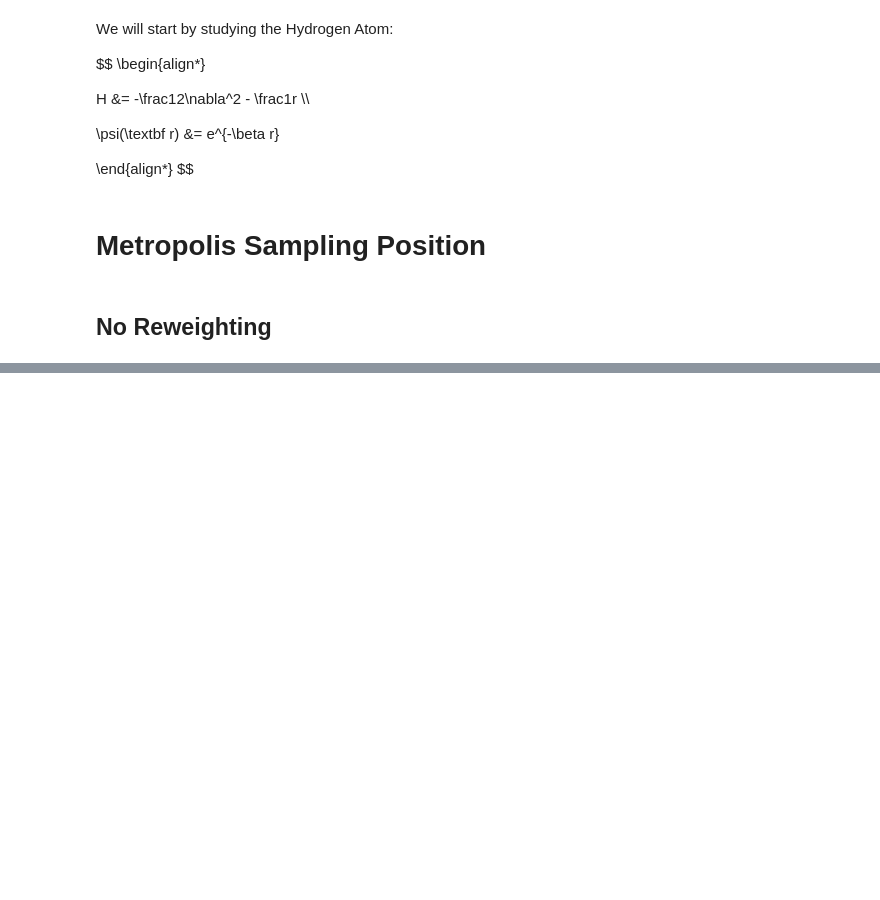
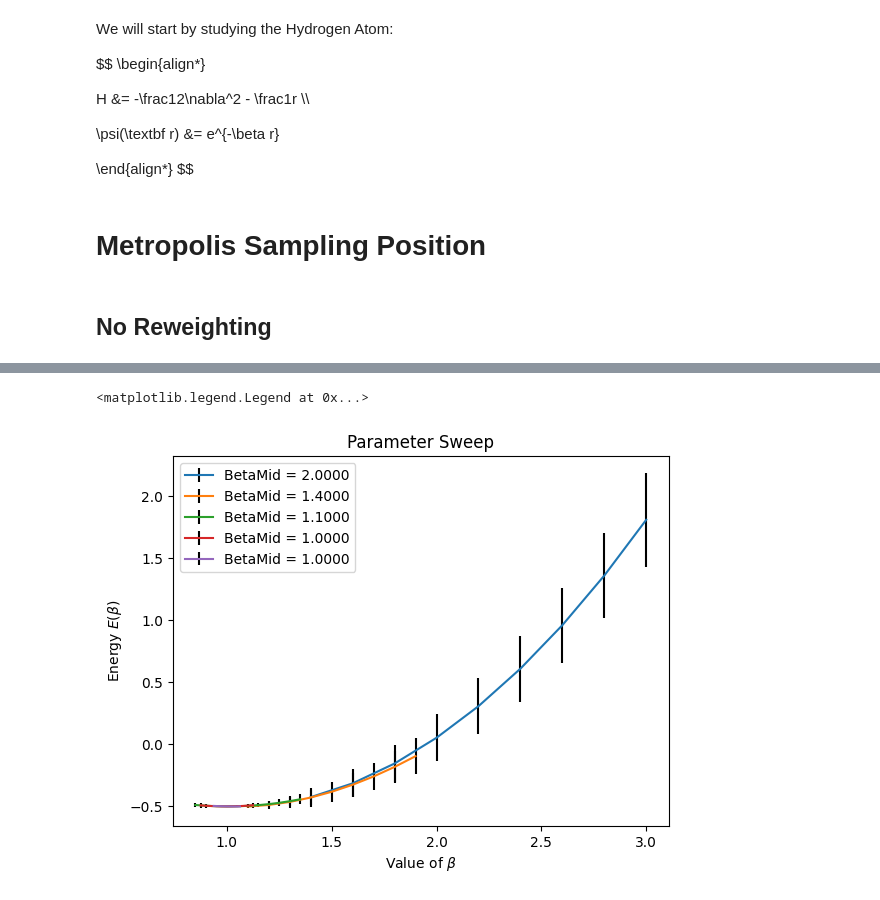
Before and after one commit to guilhermebaos/QUARMEN-Lessons, a Jupyter notebook: 01-labs/02-lab/01-VMC-Hydrogen.ipynb, the cells around one changed output, grey strips where cells are left out. Cells and saved outputs as stored; diff of their text form; code cells hidden in the pictures; blank space fills up the shorter version.

```diff
--- a/01-labs/02-lab/01-VMC-Hydrogen.ipynb
+++ b/01-labs/02-lab/01-VMC-Hydrogen.ipynb
@@ -247,0 +149,68 @@ KeyboardInterrupt:
+# %%
+# Sampling Parameters
+sampleM = 12000
+discard = 2000
+
+delta = 1.4
+
+# Target Function is energy + stdW * std
+stdW = 2
+
+# Starting Variational Parameters
+betaStart = 2
+
+betaRange = 1
+betaSamples = 11
+betaMult = 0.5
+
+betaSteps = 5
+
+betaMid = betaStart
+for _ in range(betaSteps):
+    betaMin = betaMid - betaRange
+    betaMax = betaMid + betaRange
+
+    Ebeta = []
+    Estd = []
+    bb = []
+    bbRange = np.linspace(betaMin, betaMax, betaSamples)
+
+    print(f"BetaMid = {betaMid:.3f}")
+    Rs = samplePos(sampleM, betaMid, delta=delta)
+    Rs = Rs[discard:]
+    Neff = sampleNeff(Rs)
+    for beta in bbRange:
+        # Calculate weights
+        ww = np.exp(-2 * (beta - betaMid) * Rs)
+
+        # Effective number of points
+        m = ((np.sum(ww))**2 / np.sum(ww**2)) / len(Rs)
+        if m < 0.5:
+            continue
+
+        bb += [beta]
+
+        El = -0.5*beta*(beta - 2/Rs) - 1.0 / Rs
+        Estd += [np.std(El) / np.sqrt(Neff)]
+        Ebeta += [(np.sum(El * ww)) / (np.sum(ww))]
+
+    # Plot results
+    plt.errorbar(bb, Ebeta, yerr=Estd, ecolor="black", label=f"BetaMid = {betaMid:.4f}")
+
+    # Target function
+    target = [Ebeta[i] + stdW * Estd[i] for i in range(len(bb))]
+
+    betaMini = bb[target.index(min(target))]
+    betaMid = betaMini
+    betaRange *= betaMult
+    print("")
+
+
+print(f"Final beta: {betaMini}")
+print(f"Minimum energy: {min(Ebeta)}")
+
+plt.xlabel("Value of $\\beta$")
+plt.ylabel("Energy $E(\\beta)$")
+plt.title("Parameter Sweep")
+plt.legend()
+# %% [output]
@@ -247,0 +234,2 @@ KeyboardInterrupt:
+<matplotlib.legend.Legend at 0x...>
+[figure, added]
```
Also changed, not shown: parts of 5 cells of this notebook.
